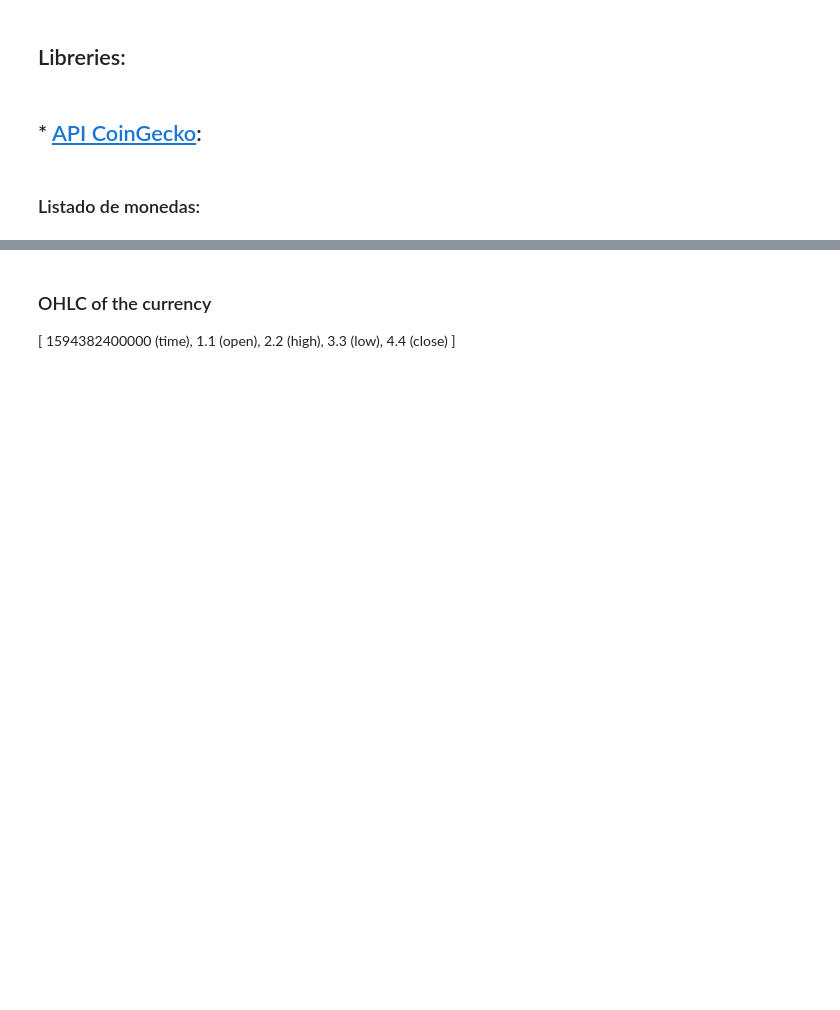
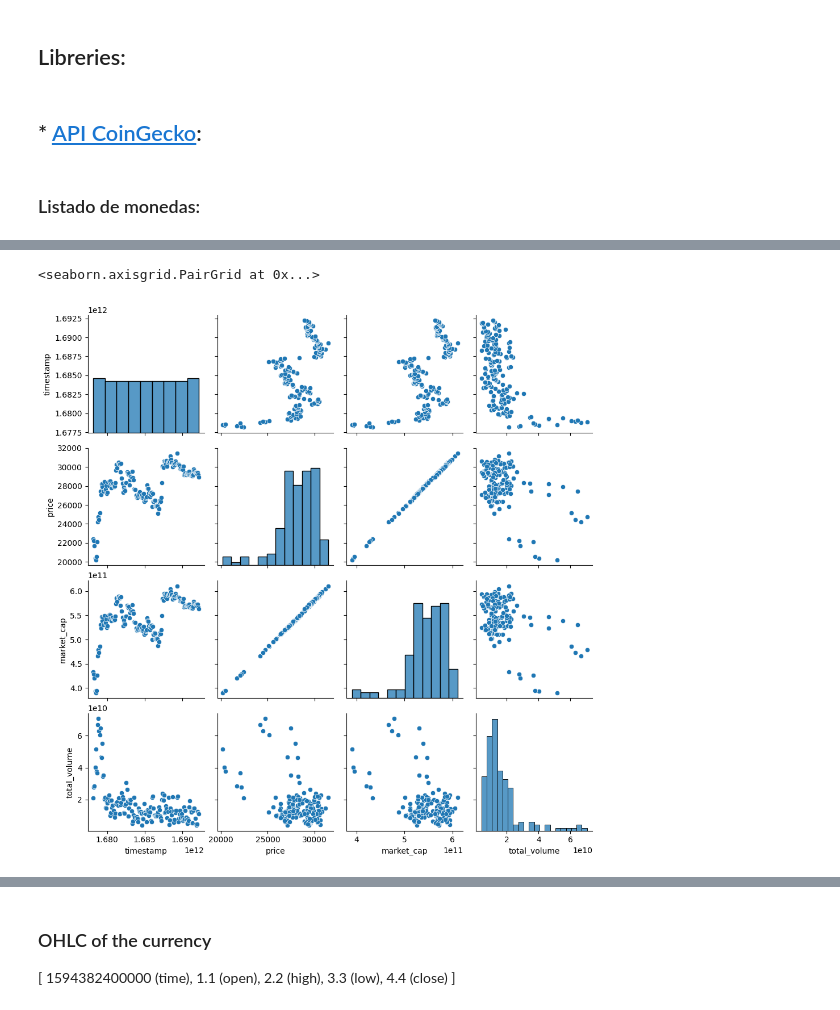
Before and after one commit to Lucaramallo/Cripto_analisis_lucaramallo, a Jupyter notebook: EDA_Cripto.ipynb, the cells around one changed output, grey strips where cells are left out. Cells and saved outputs as stored; diff of their text form; code cells hidden in the pictures; blank space fills up the shorter version.

```diff
--- a/EDA_Cripto.ipynb
+++ b/EDA_Cripto.ipynb
@@ -78,8 +118,9 @@ coin_id.head()
 # %%
 #for one coine only, historical prices.
-
+crip_id = 'bitcoin'
+day_interval = 163
 def get_coin_list():
-    url = "https://api.coingecko.com/api/v3/coins/bitcoin/market_chart?vs_currency=usd&days=1000&interval=daily&precision=5"
+    url = f"https://api.coingecko.com/api/v3/coins/{crip_id}/market_chart?vs_currency=usd&days={day_interval}&interval=daily&precision=5"
 
     response = requests.get(url)
 
@@ -115,0 +168,13 @@ if __name__ == "__main__":
+# %%
+prices_list_ko = pd.DataFrame()
+print(type(list_of_prices['prices'][1]))
+print(list_of_prices['prices'][0])
+
+
+# reestructuracion:
+prices = pd.DataFrame()
+
+prices['timestamp'] = list_of_prices['prices'].apply(lambda lista: lista[0])
+prices['price'] = list_of_prices['prices'].apply(lambda lista: lista[1])
+prices['market_cap'] = list_of_prices['market_caps'].apply(lambda lista: lista[1])
+prices['total_volume'] = list_of_prices['total_volumes'].apply(lambda lista: lista[1])
@@ -115,0 +193,2 @@ if __name__ == "__main__":
+# %%
+prices['crip_id'] = crip_id
@@ -115,0 +210,9 @@ if __name__ == "__main__":
+# %%
+# Convertir las columnas 'market_caps' y 'total_volumes' a tipo float32
+prices['market_cap'] = prices['market_cap'].astype('float32')
+prices['total_volume'] = prices['total_volume'].astype('float32')
+# %%
+sns.pairplot(prices)
+# %% [output]
+<seaborn.axisgrid.PairGrid at 0x...>
+[figure, added]
```
Also changed, not shown: parts of 69 cells of this notebook.
